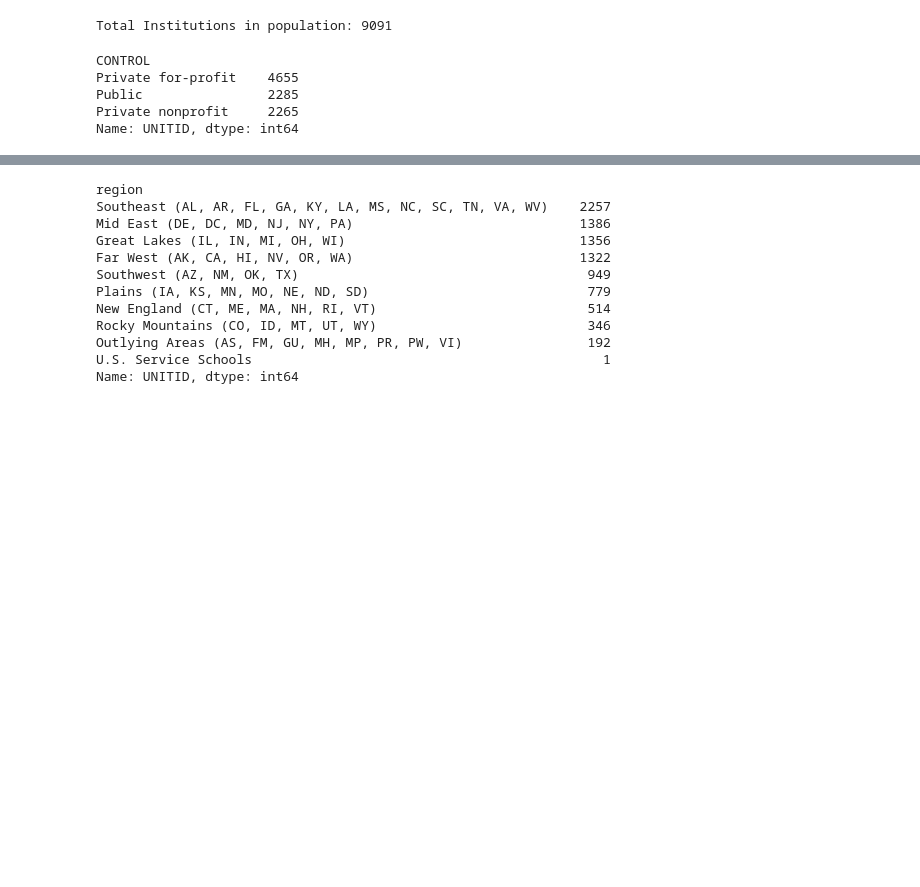
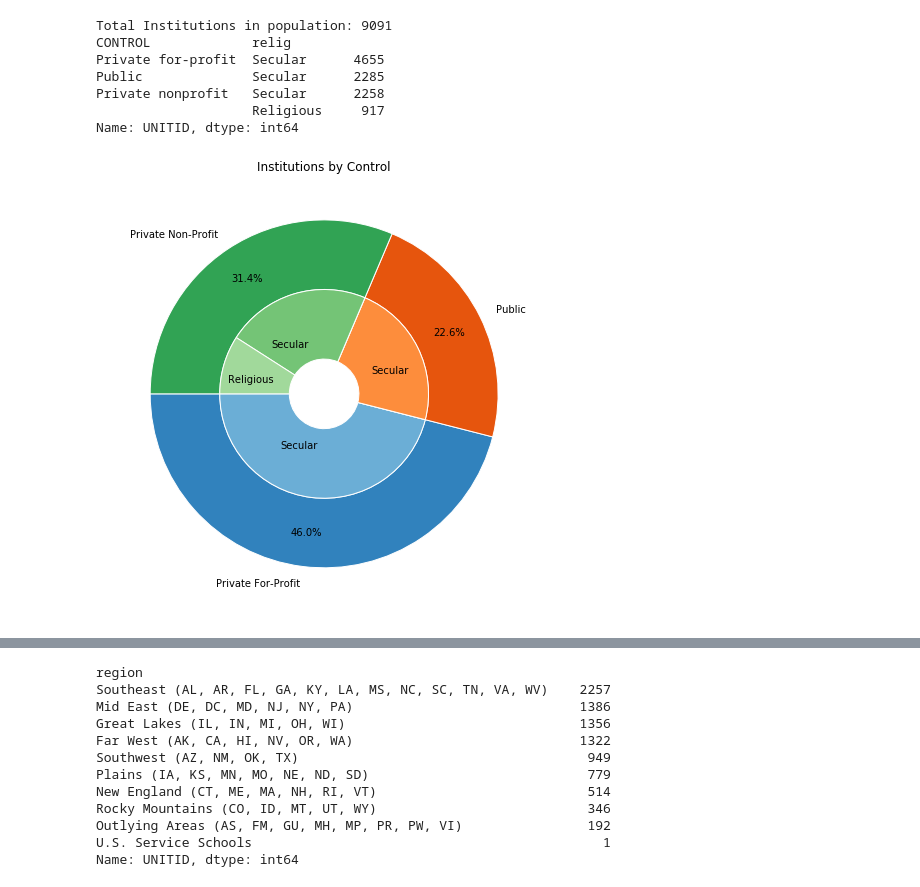
Before and after one commit to YunusBulut/dsprojects, a Jupyter notebook: prepcap/explorations.ipynb, the cells around one changed output, grey strips where cells are left out. Drawn from its saved outputs; the diff is of its cells as text; code cells hidden in the pictures; blank space fills up the shorter version.

```diff
--- a/prepcap/explorations.ipynb
+++ b/prepcap/explorations.ipynb
@@ -29,12 +21,39 @@ raw.head()
-# %%
-#How many of these institutions are under private vs public control?
-print("Total Institutions in population: " + str(raw['UNITID'].nunique()))
-control = raw.groupby('CONTROL')['UNITID'].nunique()
-control.sort_values(ascending=False)
-# %% [output]
-Total Institutions in population: 9091
-CONTROL
-Private for-profit    4655
-Public                2285
-Private nonprofit     2265
-Name: UNITID, dtype: int64
+# %%
+#How many of these institutions are under private vs public control, and how many are religious?
+print("Total Institutions in population: " + str(raw['UNITID'].nunique()))
+
+raw['relig'] = np.where(raw['RELAFFIL'] == 'None', 'Secular', 'Religious')
+
+control = raw.groupby(['CONTROL', 'relig'])['UNITID'].nunique()
+print(control.sort_values(ascending=False))
+
+
+##DONUT CHART TO SHOW THE BREAKDOWN
+
+fig, ax = plt.subplots(figsize=(8, 8))
+
+size = 0.4
+vals = np.array([[4655,0], [2285,0], [2258,917]])
+stan = 180
+#set colors such that the parent and child groups will appear similar:
+cmap = plt.get_cmap("tab20c")
+outer_colors = cmap(np.arange(3)*4)
+inner_colors = cmap(np.array([1, 2, 5, 6, 9, 10]))
+
+ax.pie(vals.sum(axis=1), radius=1, colors=outer_colors,
+       wedgeprops=dict(width=size, edgecolor='w'), labels=['Private For-Profit', 'Public', 'Private Non-Profit'], startangle=stan, autopct='%1.1f%%', pctdistance=.8)
+
+ax.pie(vals.flatten(), radius=1-size, colors=inner_colors,
+       wedgeprops=dict(width=size, edgecolor='w'), labels=['Secular', '', 'Secular', '', 'Secular', 'Religious'], labeldistance=0.5, rotatelabels=False, startangle=stan)
+
+ax.set(aspect="equal", title='Institutions by Control')
+plt.show()
+# %% [output]
+Total Institutions in population: 9091
+CONTROL             relig
+Private for-profit  Secular      4655
+Public              Secular      2285
+Private nonprofit   Secular      2258
+                    Religious     917
+Name: UNITID, dtype: int64
+[figure, added]
```
Also changed, not shown: parts of 35 cells of this notebook.
